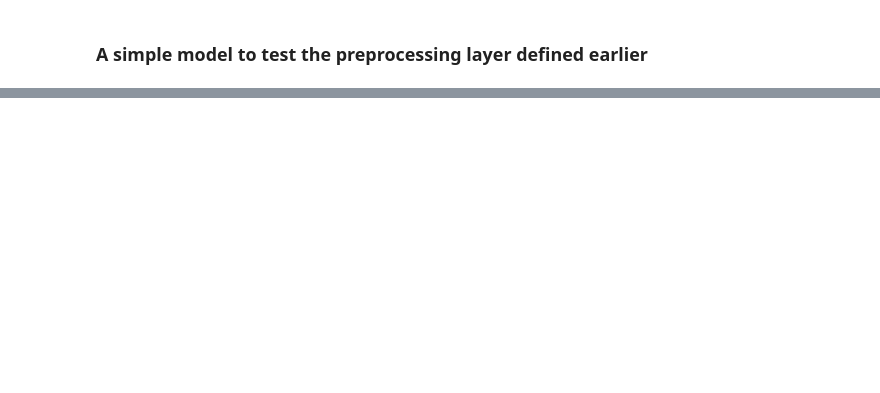
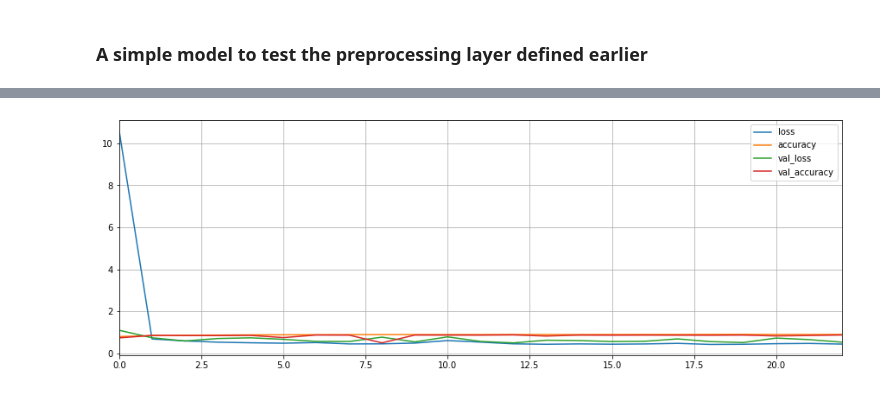
Before and after one commit to praritagarwal/Word-Embeddings, a Jupyter notebook: Word-Embeddings.ipynb, the cells around one changed output, grey strips where cells are left out. Saved outputs shown, nothing was run; the diff lists cells and outputs as text; code cells hidden in the pictures; blank space fills up the shorter version.

Commit message:
Train and evaluate the model

```diff
--- a/Word-Embeddings.ipynb
+++ b/Word-Embeddings.ipynb
@@ -694,8 +800,8 @@ from tensorflow.keras import regularizers
 # %%
 num_oov_buckets = 50
 embedding_len = 100
-weight_reg = 0.01
-kernel_regularizer = regularizers.l2(weight_re)
+weight_reg = 0.03
+kernel_regularizer = regularizers.l2(weight_reg)
 # %%
 model = Sequential()
 model.add(Input(shape = [], dtype = tf.string))
@@ -704,22 +810,22 @@ model.add(Preprocessing_layer(vocab = vocab, num_oov_buckets = num_oov_buckets,
                               kernel_regularizer = kernel_regularizer) )
 model.add(PReLU())
 model.add(BatchNormalization())
-model.add(Dense(units = 256, activation = None))
+model.add(Dense(units = 256, activation = None, kernel_regularizer = kernel_regularizer))
 model.add(PReLU())
 model.add(BatchNormalization())
-model.add(Dense(units = 256, activation = None))
+model.add(Dense(units = 256, activation = None, kernel_regularizer = kernel_regularizer))
 model.add(PReLU())
 model.add(BatchNormalization())
-model.add(Dense(units = 64, activation = None))
+model.add(Dense(units = 64, activation = None, kernel_regularizer = kernel_regularizer))
 model.add(PReLU())
 model.add(BatchNormalization())
-model.add(Dense(units = 64, activation = None))
+model.add(Dense(units = 64, activation = None, kernel_regularizer = kernel_regularizer))
 model.add(PReLU())
 model.add(BatchNormalization())
-model.add(Dense(units = 16, activation = None))
+model.add(Dense(units = 16, activation = None, kernel_regularizer = kernel_regularizer))
 model.add(PReLU())
 model.add(BatchNormalization())
-model.add(Dense(units = 4, activation = None))
+model.add(Dense(units = 4, activation = None, kernel_regularizer = kernel_regularizer))
 model.add(PReLU())
 model.add(BatchNormalization())
 model.add(Dense(units = 1, activation = 'sigmoid'))
@@ -736,6 +860,6 @@ import time
 
 log_dir = os.path.join(os.getcwd(), 'log_dir')
 print('log directory: \n{}'.format(log_dir))
-run_id = time.strftime('%Y_m_%d_%H_%M_%S')
+run_id = time.strftime('%Y_%m_%d_%H_%M_%S')
 run_file = os.path.join(log_dir, run_id)
 print('run file: \n{}'.format(run_file))
@@ -764,0 +941,6 @@ history = model.fit(train_batch, epochs = epochs,
+# %%
+pd.DataFrame(history.history).plot(figsize = (15,5))
+plt.grid(True)
+plt.show()
+# %% [output]
+[figure, added]
```
Also changed, not shown: parts of 33 cells of this notebook, 15 other files.
